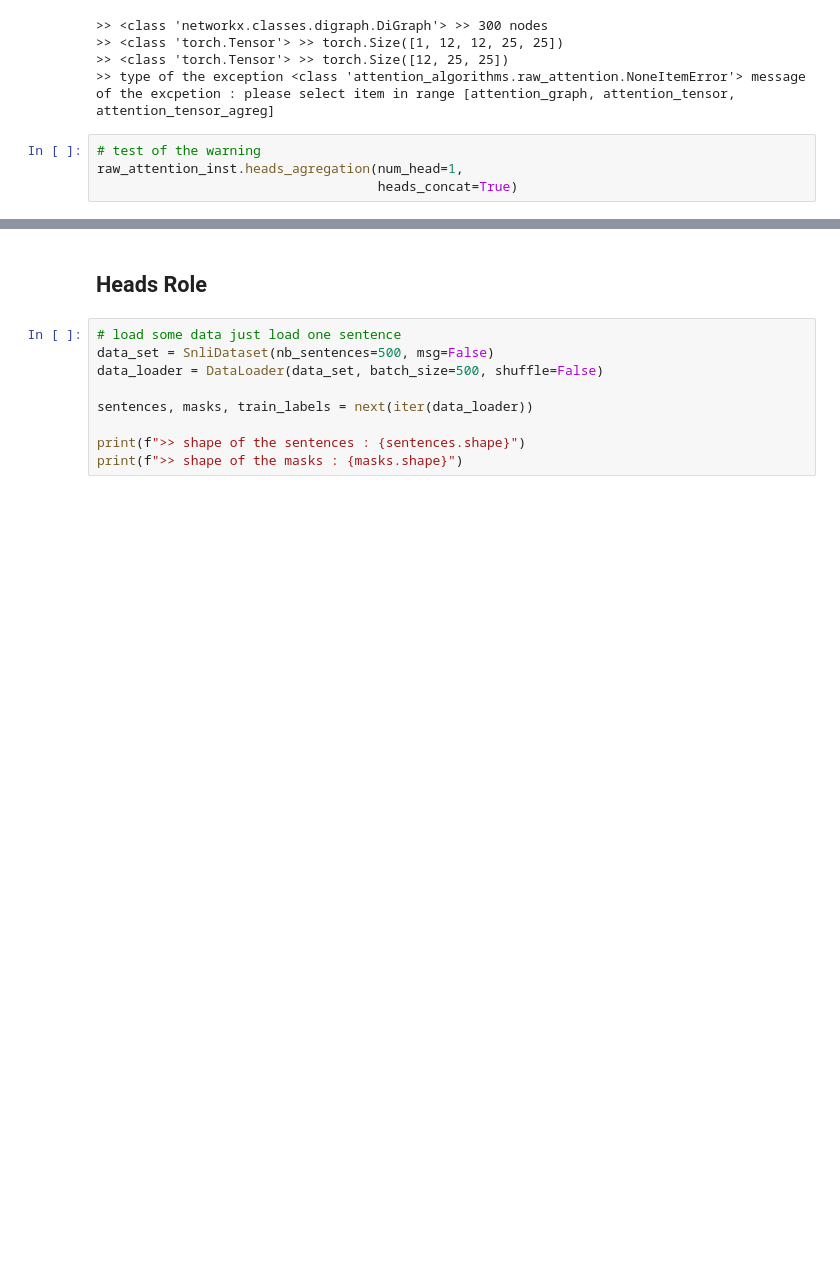
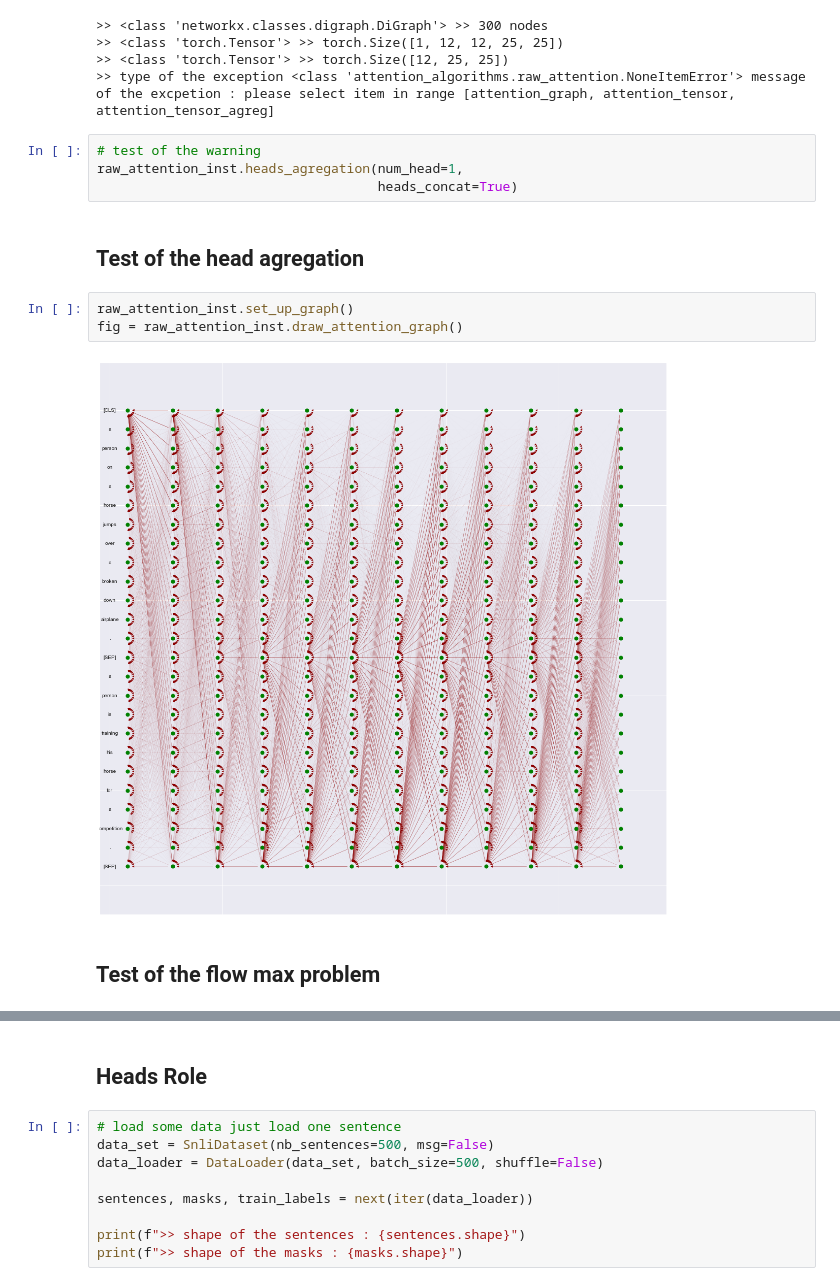
Before and after one commit to lolofo/stage_4_gm, a Jupyter notebook: attention_algorithms/Attention Structure Guide.ipynb, the cells around one changed output, grey strips where cells are left out. Saved outputs shown, nothing was run; the diff lists cells and outputs as text; blank space fills up the shorter version.

Commit message:
work on the max_flow problem

```diff
--- a/attention_algorithms/Attention Structure Guide.ipynb
+++ b/attention_algorithms/Attention Structure Guide.ipynb
@@ -157,3 +163,12 @@ except Exception as e:
 # test of the warning
 raw_attention_inst.heads_agregation(num_head=1,
                                     heads_concat=True)
+# %% [markdown]
+## Test of the head agregation
+# %%
+raw_attention_inst.set_up_graph()
+fig = raw_attention_inst.draw_attention_graph()
+# %% [output]
+[figure, added]
+# %% [markdown]
+## Test of the flow max problem
```
Also changed, not shown: parts of 4 cells of this notebook, 1 other file.
